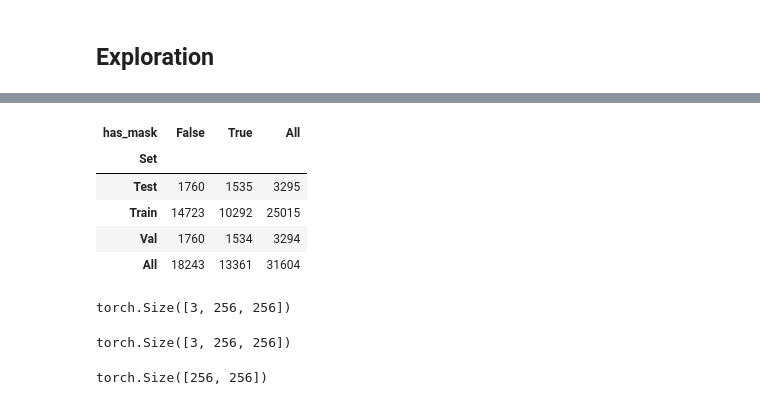
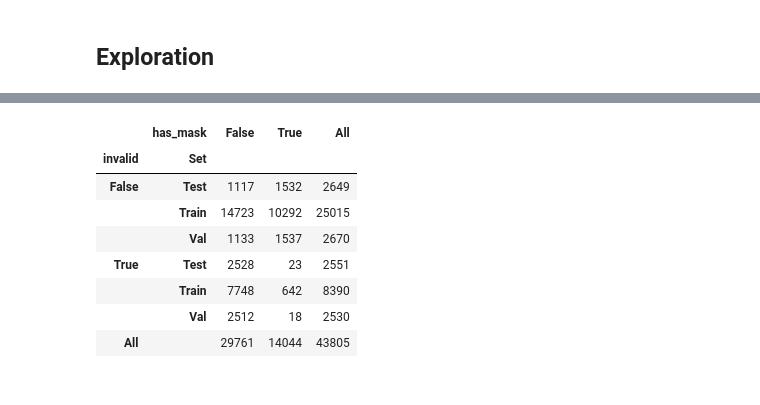
Before and after one commit to khizon/SAR_flood_segmentation, a Jupyter notebook: src/data_exploration.ipynb, the cells around one changed output, grey strips where cells are left out. Drawn from its saved outputs; the diff is of its cells as text; code cells hidden in the pictures.

```diff
--- a/src/data_exploration.ipynb
+++ b/src/data_exploration.ipynb
@@ -124,27 +124,15 @@ test_df['Set'] = 'Test'
 
 df = pd.concat([train_df, val_df, test_df])
 # %%
-pd.pivot_table(df, values='vh_image_path', index='Set', columns='has_mask',
+pd.pivot_table(df, values='vh_image_path', index=['invalid', 'Set'], columns='has_mask',
                aggfunc='count', margins=True)
 # %% [output]
-| has_mask | False | True | All |
-| Set |  |  |  |
-| Test | 1760 | 1535 | 3295 |
-| Train | 14723 | 10292 | 25015 |
-| Val | 1760 | 1534 | 3294 |
-| All | 18243 | 13361 | 31604 |
+|  | has_mask | False | True | All |
+| invalid | Set |  |  |  |
+| False | Test | 1117 | 1532 | 2649 |
+|  | Train | 14723 | 10292 | 25015 |
+|  | Val | 1133 | 1537 | 2670 |
+| True | Test | 2528 | 23 | 2551 |
+|  | Train | 7748 | 642 | 8390 |
+|  | Val | 2512 | 18 | 2530 |
+| All |  | 29761 | 14044 | 43805 |
-# %%
-from skimage.io import imread
-img = train_df.iloc[5]['vh_image_path']
-
-img = imread(img, as_gray=True)
-img = np.stack([img, img, img], axis=2)
-mask = img[:,:,0]
-
-# convert to tensor
-img = TF.to_tensor(img).float()
-mask = TF.to_tensor(mask).float()
-
-img.shape
-# %% [output]
-torch.Size([3, 256, 256])
@@ -185,9 +138,0 @@ def segTransformer(image, mask):
-# %%
-sample = segTransformer(img, mask)
-sample['image'].shape
-# %% [output]
-torch.Size([3, 256, 256])
-# %%
-sample['mask'].squeeze().shape
-# %% [output]
-torch.Size([256, 256])
```
Also changed, not shown: parts of 4 cells of this notebook, 4 other files.
